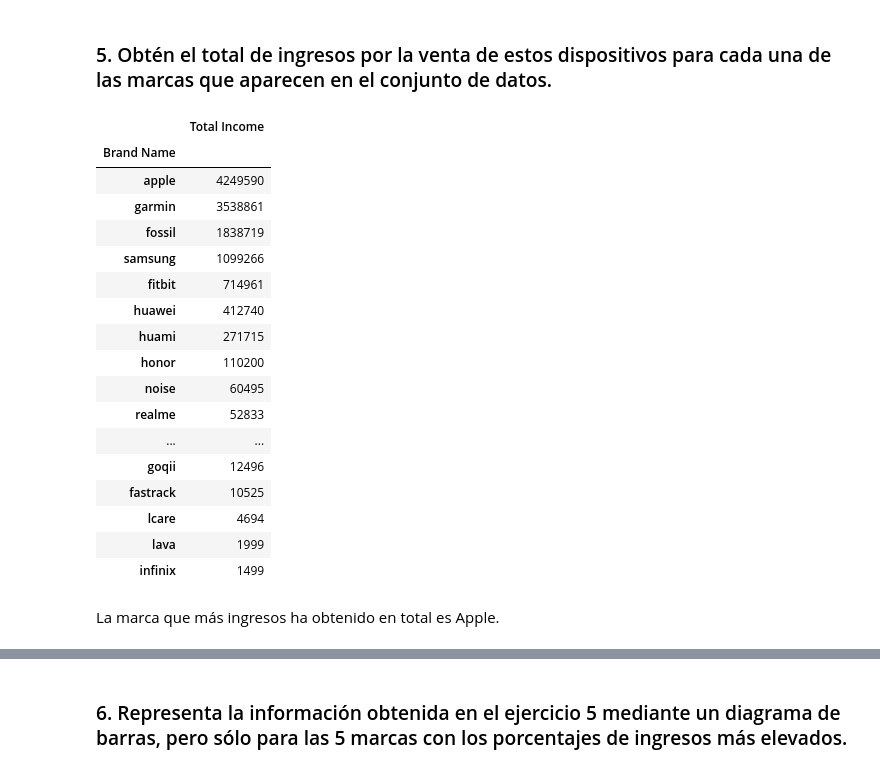
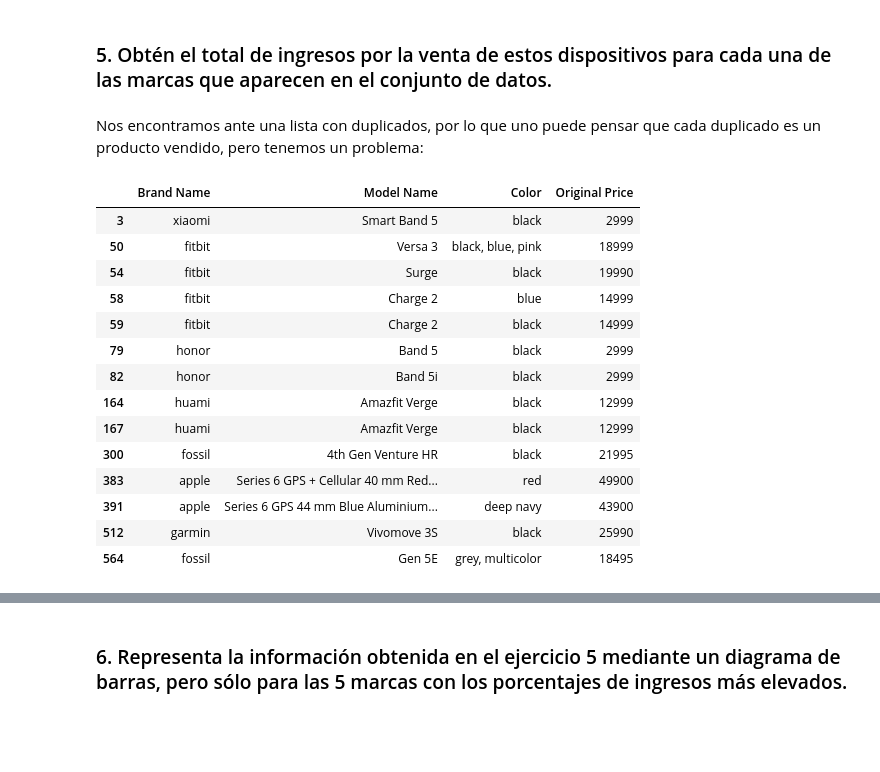
Before and after one commit to afercaceres/Fitness_Trackers, a Jupyter notebook: practica_python.ipynb, the cells around one changed output, grey strips where cells are left out. Drawn from its saved outputs; the diff is of its cells as text; code cells hidden in the pictures; blank space fills up the shorter version.

```diff
--- a/practica_python.ipynb
+++ b/practica_python.ipynb
@@ -822,27 +818,27 @@ datosOrdenPorRatio.groupby("Brand Name").mean().sort_values(by=['Ratio'], ascend
 La marca que proporciona más ratio medio es Xiaomi, y la que menos Apple. Si lo que se busca es únicamente vida de batería a un precio asequible, lo más sensato sería adquirir una FitnessBand de Xiaomi.
 # %% [markdown]
 ### 5. Obtén el total de ingresos por la venta de estos dispositivos para cada una de las marcas que aparecen en el conjunto de datos.
-# %%
-totalByBrand = datos_ratio[["Brand Name", "Selling Price"]].groupby("Brand Name").sum().sort_values(by=["Selling Price"], ascending = False).rename({"Selling Price":"Total Income"}, axis="columns")
-totalByBrand
-# %% [output]
-|  | Total Income |
-| Brand Name |  |
-| apple | 4249590 |
-| garmin | 3538861 |
-| fossil | 1838719 |
-| samsung | 1099266 |
-| fitbit | 714961 |
-| huawei | 412740 |
-| huami | 271715 |
-| honor | 110200 |
-| noise | 60495 |
-| realme | 52833 |
-| ... | ... |
-| goqii | 12496 |
-| fastrack | 10525 |
-| lcare | 4694 |
-| lava | 1999 |
-| infinix | 1499 |
-# %% [markdown]
-La marca que más ingresos ha obtenido en total es Apple.
+# %% [markdown]
+Nos encontramos ante una lista con duplicados, por lo que uno puede pensar que cada duplicado es un producto vendido, pero tenemos un problema:
+# %%
+#datos.loc[datos["Model Name"]=="Forerunner 935"]
+
+modelColor = datos[["Brand Name", "Model Name", "Color", "Original Price"]]
+
+modelColor[modelColor.duplicated()]
+# %% [output]
+|  | Brand Name | Model Name | Color | Original Price |
+| 3 | xiaomi | Smart Band 5 | black | 2999 |
+| 50 | fitbit | Versa 3 | black, blue, pink | 18999 |
+| 54 | fitbit | Surge | black | 19990 |
+| 58 | fitbit | Charge 2 | blue | 14999 |
+| 59 | fitbit | Charge 2 | black | 14999 |
+| 79 | honor | Band 5 | black | 2999 |
+| 82 | honor | Band 5i | black | 2999 |
+| 164 | huami | Amazfit Verge | black | 12999 |
+| 167 | huami | Amazfit Verge | black | 12999 |
+| 300 | fossil | 4th Gen Venture HR | black | 21995 |
+| 383 | apple | Series 6 GPS + Cellular 40 mm Red... | red | 49900 |
+| 391 | apple | Series 6 GPS 44 mm Blue Aluminium... | deep navy | 43900 |
+| 512 | garmin | Vivomove 3S | black | 25990 |
+| 564 | fossil | Gen 5E | grey, multicolor | 18495 |
```
Also changed, not shown: parts of 17 cells of this notebook.
